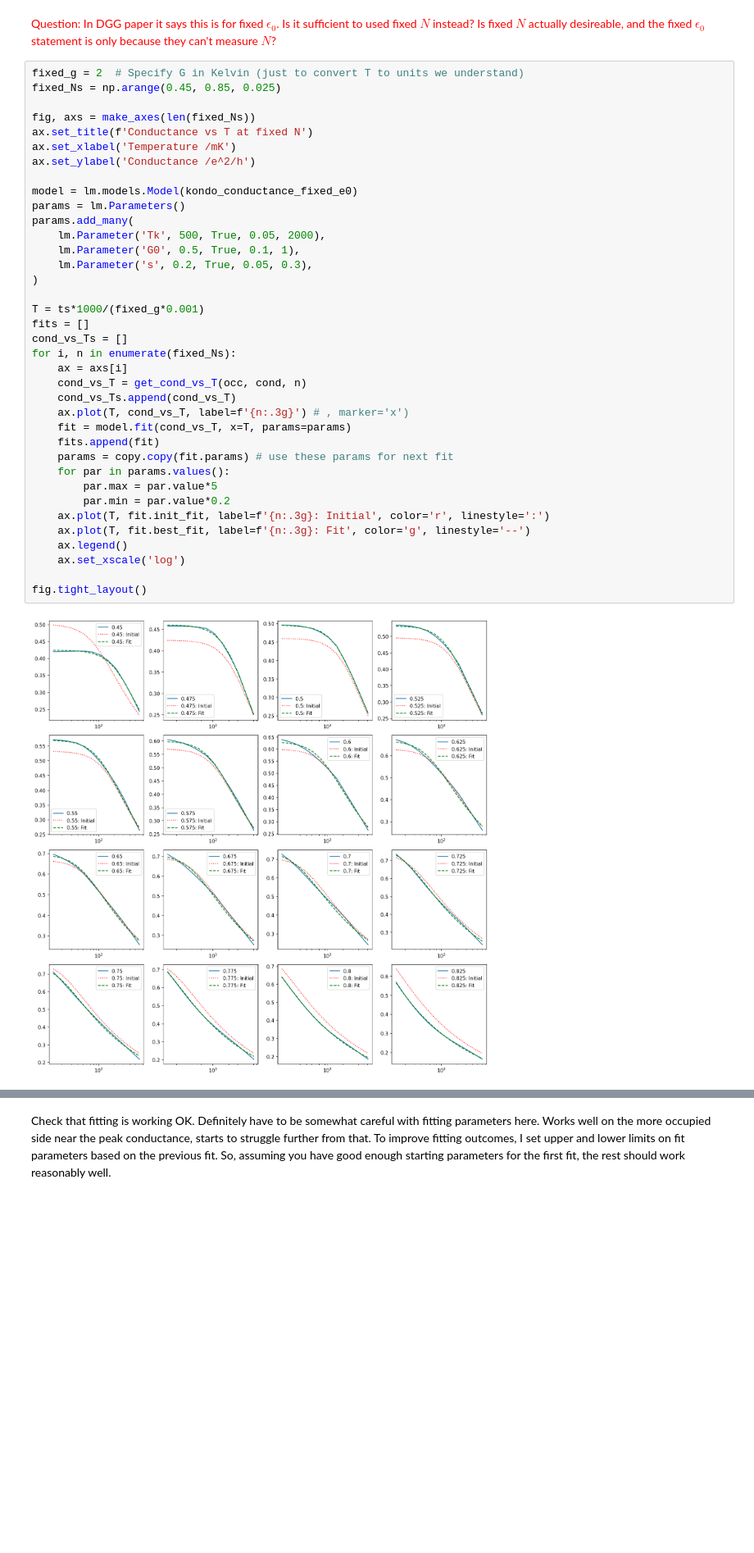
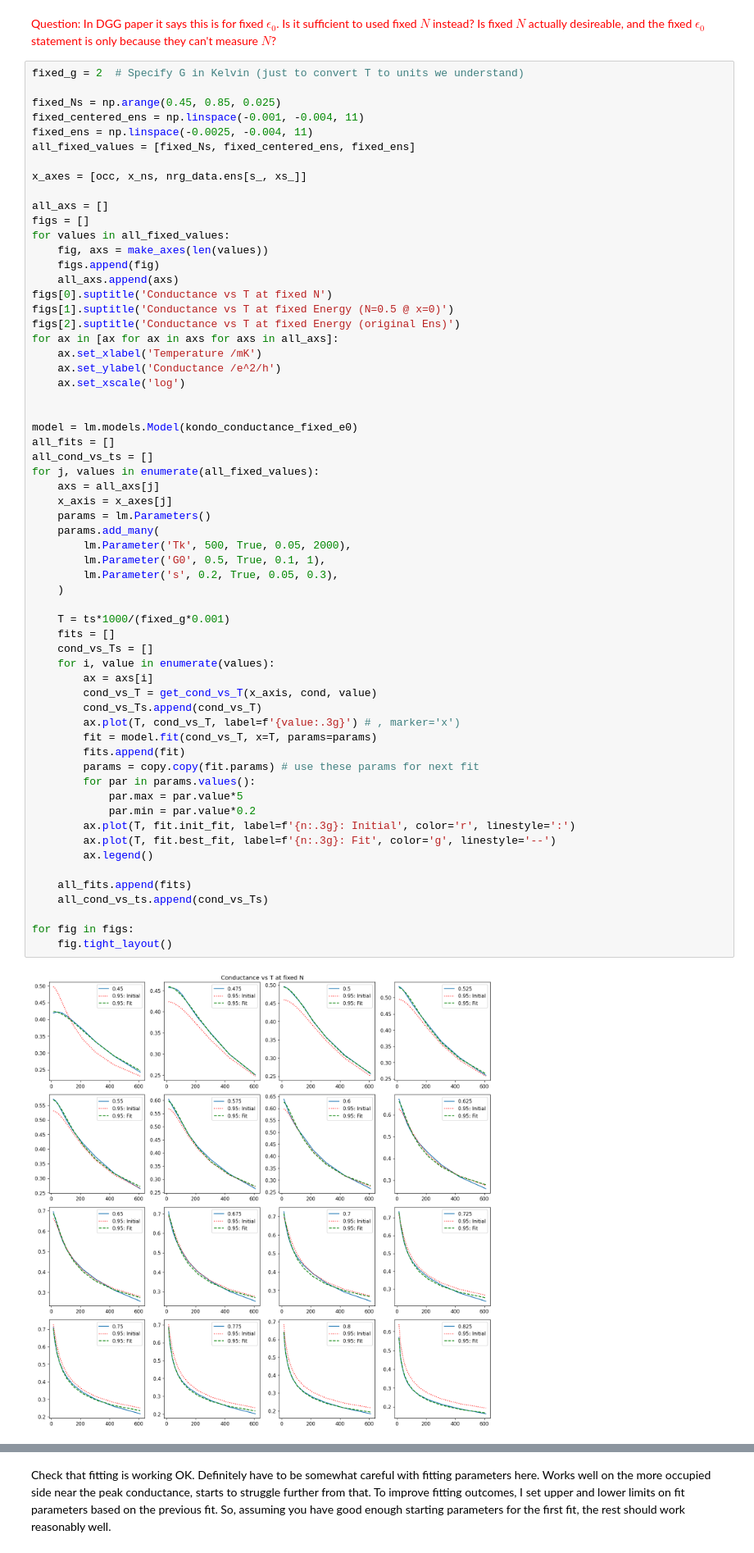
Before and after one commit to TimChild/EntropyAnalysis, a Jupyter notebook: kondo_conductance_and_dndt.ipynb, the cells around one changed output, grey strips where cells are left out. Shown at 82% size. Drawn from its saved outputs; the diff is of its cells as text; blank space fills up the shorter version.

Commit message:
figures from notebooks

```diff
--- a/kondo_conductance_and_dndt.ipynb
+++ b/kondo_conductance_and_dndt.ipynb
@@ -448,40 +444,64 @@ def kondo_conductance_fixed_e0(x, Tk, G0, s):
 </span>
 # %%
 fixed_g = 2  # Specify G in Kelvin (just to convert T to units we understand)
+
 fixed_Ns = np.arange(0.45, 0.85, 0.025)
+fixed_centered_ens = np.linspace(-0.001, -0.004, 11)
+fixed_ens = np.linspace(-0.0025, -0.004, 11)
+all_fixed_values = [fixed_Ns, fixed_centered_ens, fixed_ens]
 
-fig, axs = make_axes(len(fixed_Ns))
-ax.set_title(f'Conductance vs T at fixed N')
-ax.set_xlabel('Temperature /mK')
-ax.set_ylabel('Conductance /e^2/h')
+x_axes = [occ, x_ns, nrg_data.ens[s_, xs_]]
+
+all_axs = []
+figs = []
+for values in all_fixed_values:
+    fig, axs = make_axes(len(values))
+    figs.append(fig)
+    all_axs.append(axs)
+figs[0].suptitle('Conductance vs T at fixed N')
+figs[1].suptitle('Conductance vs T at fixed Energy (N=0.5 @ x=0)')
+figs[2].suptitle('Conductance vs T at fixed Energy (original Ens)')
+for ax in [ax for ax in axs for axs in all_axs]:
+    ax.set_xlabel('Temperature /mK')
+    ax.set_ylabel('Conductance /e^2/h')
+    ax.set_xscale('log')
+
 
 model = lm.models.Model(kondo_conductance_fixed_e0)
-params = lm.Parameters()
-params.add_many(
-    lm.Parameter('Tk', 500, True, 0.05, 2000),
-    lm.Parameter('G0', 0.5, True, 0.1, 1),
-    lm.Parameter('s', 0.2, True, 0.05, 0.3),
-)
+all_fits = []
+all_cond_vs_ts = []
+for j, values in enumerate(all_fixed_values):
+    axs = all_axs[j]
+    x_axis = x_axes[j]
+    params = lm.Parameters()
+    params.add_many(
+        lm.Parameter('Tk', 500, True, 0.05, 2000),
+        lm.Parameter('G0', 0.5, True, 0.1, 1),
+        lm.Parameter('s', 0.2, True, 0.05, 0.3),
+    )
 
-T = ts*1000/(fixed_g*0.001)
-fits = []
-cond_vs_Ts = []
-for i, n in enumerate(fixed_Ns):
-    ax = axs[i]
-    cond_vs_T = get_cond_vs_T(occ, cond, n)
-    cond_vs_Ts.append(cond_vs_T)
-    ax.plot(T, cond_vs_T, label=f'{n:.3g}') # , marker='x')
-    fit = model.fit(cond_vs_T, x=T, params=params)
-    fits.append(fit)
-    params = copy.copy(fit.params) # use these params for next fit
-    for par in params.values():
-        par.max = par.value*5
-        par.min = par.value*0.2
-    ax.plot(T, fit.init_fit, label=f'{n:.3g}: Initial', color='r', linestyle=':')
-    ax.plot(T, fit.best_fit, label=f'{n:.3g}: Fit', color='g', linestyle='--')
-    ax.legend()
-    ax.set_xscale('log')
+    T = ts*1000/(fixed_g*0.001)
+    fits = []
+    cond_vs_Ts = []
+    for i, value in enumerate(values):
+        ax = axs[i]
+        cond_vs_T = get_cond_vs_T(x_axis, cond, value)
+        cond_vs_Ts.append(cond_vs_T)
+        ax.plot(T, cond_vs_T, label=f'{value:.3g}') # , marker='x')
+        fit = model.fit(cond_vs_T, x=T, params=params)
+        fits.append(fit)
+        params = copy.copy(fit.params) # use these params for next fit
+        for par in params.values():
+            par.max = par.value*5
+            par.min = par.value*0.2
+        ax.plot(T, fit.init_fit, label=f'{n:.3g}: Initial', color='r', linestyle=':')
+        ax.plot(T, fit.best_fit, label=f'{n:.3g}: Fit', color='g', linestyle='--')
+        ax.legend()
 
-fig.tight_layout()
+    all_fits.append(fits)
+    all_cond_vs_ts.append(cond_vs_Ts)
+
+for fig in figs:
+    fig.tight_layout()
 # %% [output]
-[figure, old version]
+[figure, new version]
```
Also changed, not shown: parts of 11 cells of this notebook, 11 other files.
